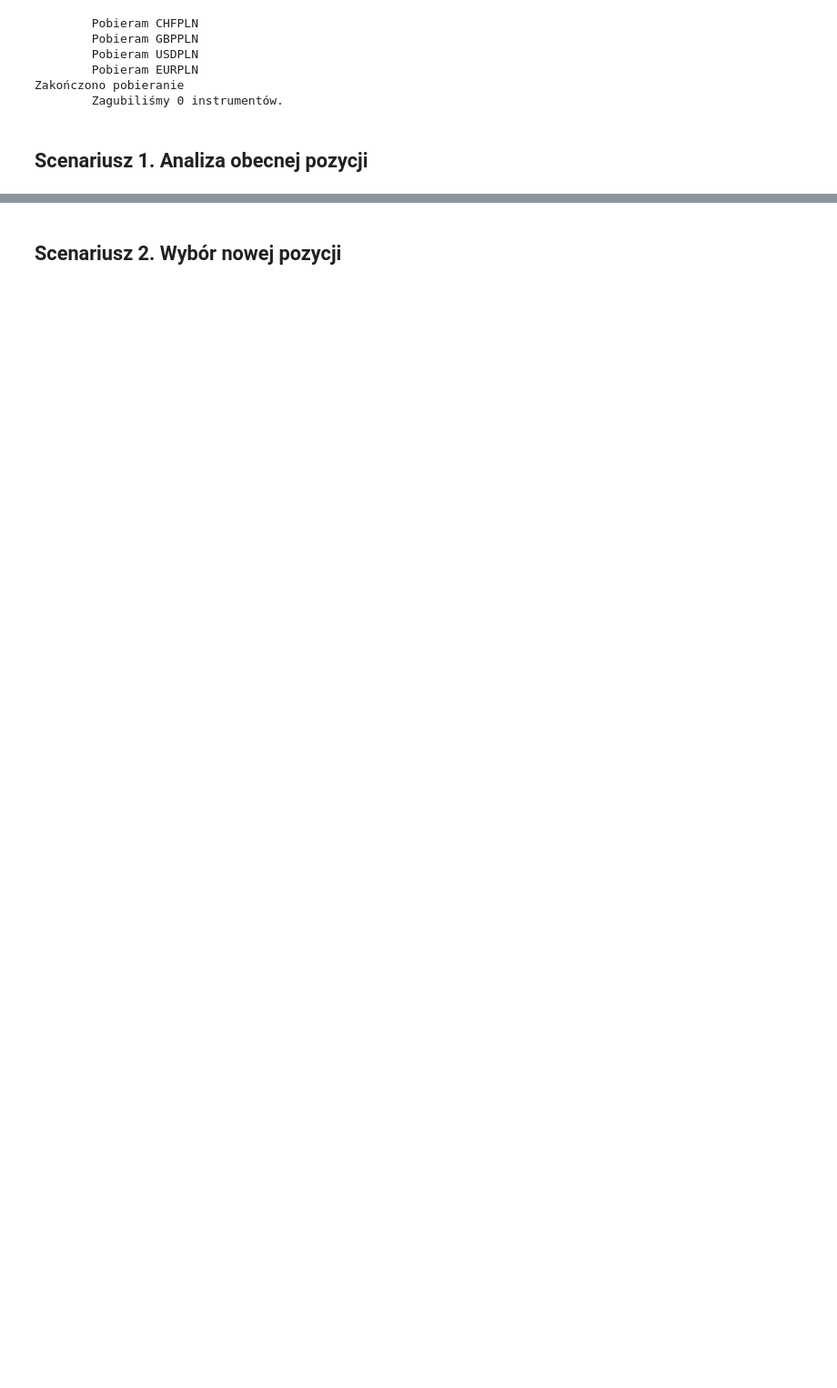
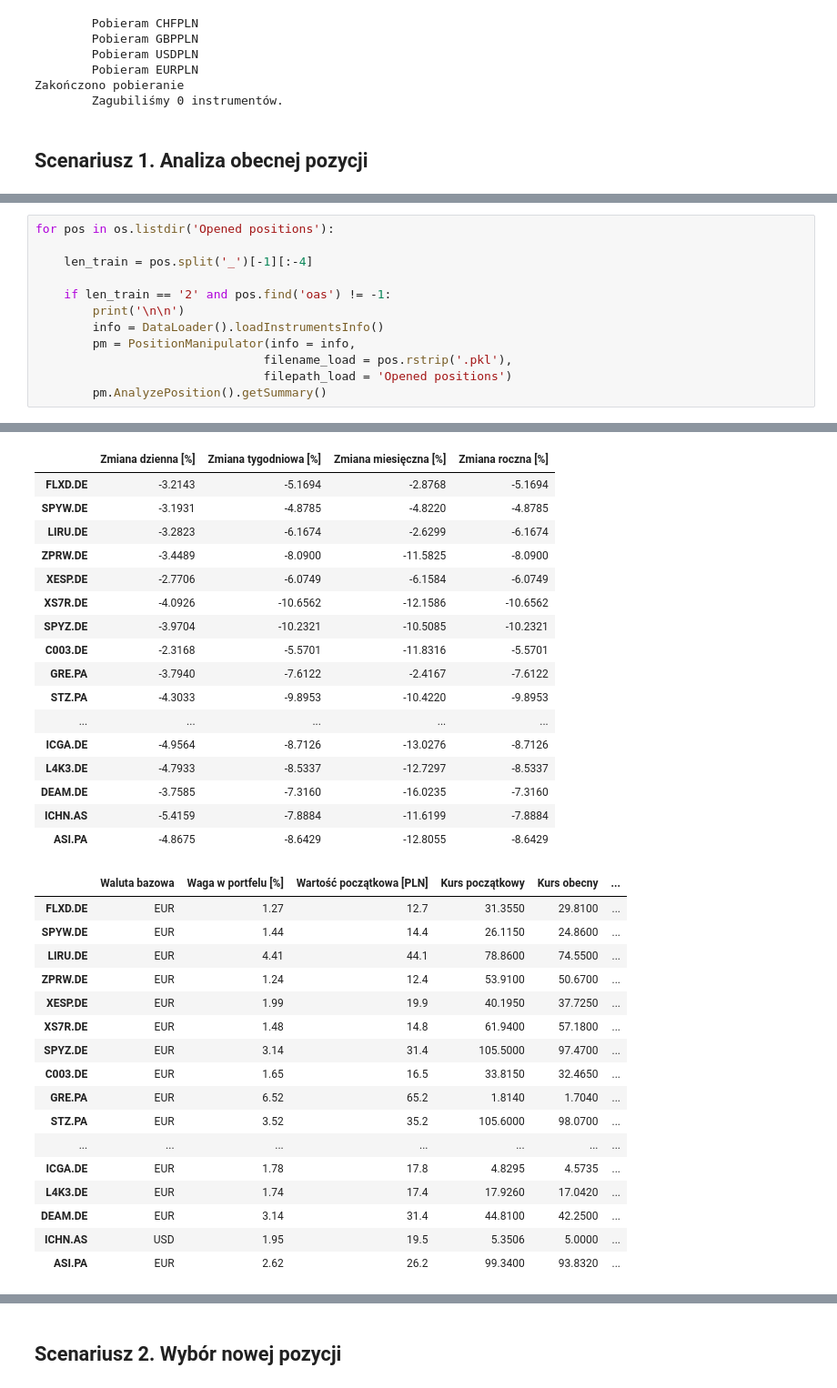
Before and after one commit to jakubweglowski/ETF-Trading, a Jupyter notebook: run.ipynb, the cells around one changed output, grey strips where cells are left out. Shown at 91% size. Drawn from its saved outputs; the diff is of its cells as text; blank space fills up the shorter version.

```diff
--- a/run.ipynb
+++ b/run.ipynb
@@ -84,0 +103,13 @@ pm.AnalyzePosition().getSummary()
+# %%
+for pos in os.listdir('Opened positions'):
+
+    len_train = pos.split('_')[-1][:-4]
+
+    if len_train == '2' and pos.find('oas') != -1:
+        print('\n\n')
+        info = DataLoader().loadInstrumentsInfo()
+        pm = PositionManipulator(info = info,
+                                filename_load = pos.rstrip('.pkl'),
+                                filepath_load = 'Opened positions')
+        pm.AnalyzePosition().getSummary()
+# %% [output]
@@ -84,0 +123,34 @@ pm.AnalyzePosition().getSummary()
+|  | Zmiana dzienna [%] | Zmiana tygodniowa [%] | Zmiana miesięczna [%] | Zmiana roczna [%] |
+| FLXD.DE | -3.2143 | -5.1694 | -2.8768 | -5.1694 |
+| SPYW.DE | -3.1931 | -4.8785 | -4.8220 | -4.8785 |
+| LIRU.DE | -3.2823 | -6.1674 | -2.6299 | -6.1674 |
+| ZPRW.DE | -3.4489 | -8.0900 | -11.5825 | -8.0900 |
+| XESP.DE | -2.7706 | -6.0749 | -6.1584 | -6.0749 |
+| XS7R.DE | -4.0926 | -10.6562 | -12.1586 | -10.6562 |
+| SPYZ.DE | -3.9704 | -10.2321 | -10.5085 | -10.2321 |
+| C003.DE | -2.3168 | -5.5701 | -11.8316 | -5.5701 |
+| GRE.PA | -3.7940 | -7.6122 | -2.4167 | -7.6122 |
+| STZ.PA | -4.3033 | -9.8953 | -10.4220 | -9.8953 |
+| ... | ... | ... | ... | ... |
+| ICGA.DE | -4.9564 | -8.7126 | -13.0276 | -8.7126 |
+| L4K3.DE | -4.7933 | -8.5337 | -12.7297 | -8.5337 |
+| DEAM.DE | -3.7585 | -7.3160 | -16.0235 | -7.3160 |
+| ICHN.AS | -5.4159 | -7.8884 | -11.6199 | -7.8884 |
+| ASI.PA | -4.8675 | -8.6429 | -12.8055 | -8.6429 |
+|  | Waluta bazowa | Waga w portfelu [%] | Wartość początkowa [PLN] | Kurs początkowy | Kurs obecny | ... |
+| FLXD.DE | EUR | 1.27 | 12.7 | 31.3550 | 29.8100 | ... |
+| SPYW.DE | EUR | 1.44 | 14.4 | 26.1150 | 24.8600 | ... |
+| LIRU.DE | EUR | 4.41 | 44.1 | 78.8600 | 74.5500 | ... |
+| ZPRW.DE | EUR | 1.24 | 12.4 | 53.9100 | 50.6700 | ... |
+| XESP.DE | EUR | 1.99 | 19.9 | 40.1950 | 37.7250 | ... |
+| XS7R.DE | EUR | 1.48 | 14.8 | 61.9400 | 57.1800 | ... |
+| SPYZ.DE | EUR | 3.14 | 31.4 | 105.5000 | 97.4700 | ... |
+| C003.DE | EUR | 1.65 | 16.5 | 33.8150 | 32.4650 | ... |
+| GRE.PA | EUR | 6.52 | 65.2 | 1.8140 | 1.7040 | ... |
+| STZ.PA | EUR | 3.52 | 35.2 | 105.6000 | 98.0700 | ... |
+| ... | ... | ... | ... | ... | ... | ... |
+| ICGA.DE | EUR | 1.78 | 17.8 | 4.8295 | 4.5735 | ... |
+| L4K3.DE | EUR | 1.74 | 17.4 | 17.9260 | 17.0420 | ... |
+| DEAM.DE | EUR | 3.14 | 31.4 | 44.8100 | 42.2500 | ... |
+| ICHN.AS | USD | 1.95 | 19.5 | 5.3506 | 5.0000 | ... |
+| ASI.PA | EUR | 2.62 | 26.2 | 99.3400 | 93.8320 | ... |
```
Also changed, not shown: parts of 23 cells of this notebook, 47 other files.
